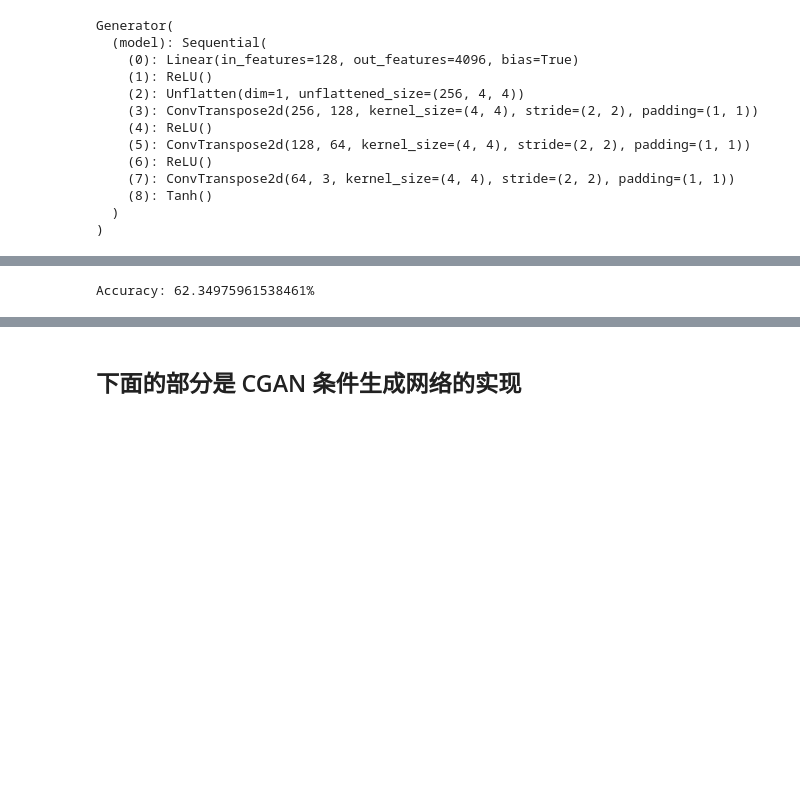
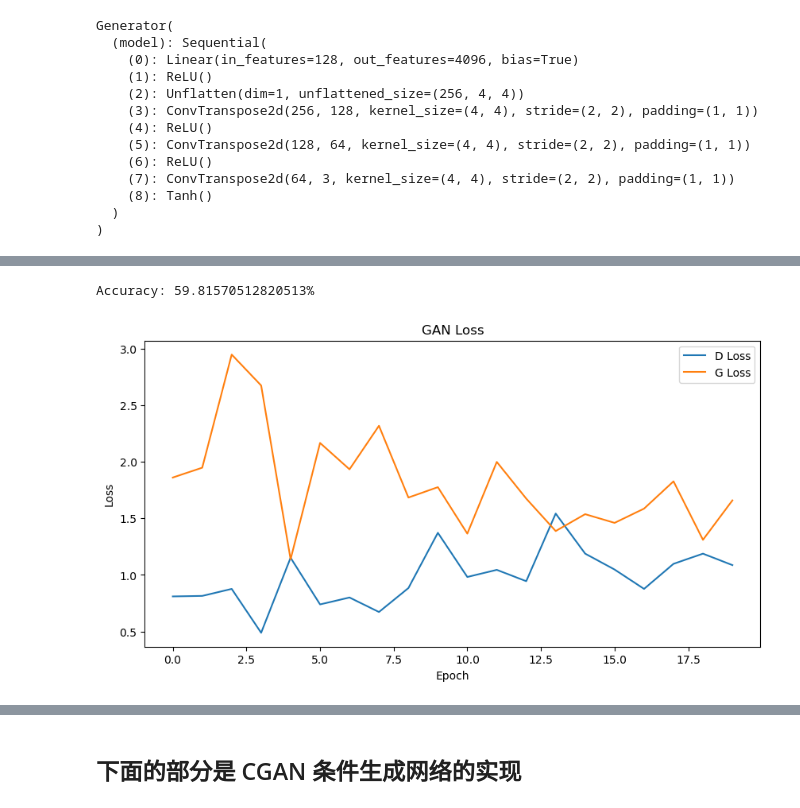
Before and after one commit to Albresky/Advanced-Machine-Learning, a Jupyter notebook: exper_a3/Assignment_A3_GAN.ipynb, the cells around one changed output, grey strips where cells are left out. Cells and saved outputs as stored; diff of their text form; code cells hidden in the pictures; blank space fills up the shorter version.

```diff
--- a/exper_a3/Assignment_A3_GAN.ipynb
+++ b/exper_a3/Assignment_A3_GAN.ipynb
@@ -154,16 +270,28 @@ Epoch 10, D Loss: 0.8559664487838745, G Loss: 2.600209951400757
 # %%
 correct = 0
 total = 0
 with torch.no_grad():
     for imgs, _ in test_loader:
         imgs = imgs.to(device)
         outputs = discriminator(imgs)
         predicted = (outputs > 0.5).float()
         total += imgs.size(0)
         correct += (predicted == torch.ones_like(predicted, device=device)).sum().item()
 print(f"Accuracy: {100 * correct / total}%")
+
+# plot loss (_d_loss, _g_loss)
+plt.figure(figsize=(10, 5))
+plt.title('GAN Loss')
+plt.plot(_d_loss, label='D Loss')
+plt.plot(_g_loss, label='G Loss')
+plt.xlabel('Epoch')
+plt.ylabel('Loss')
+plt.legend()
+plt.savefig('./images/GAN_loss.png')
+plt.show()
 # %% [output]
-Accuracy: 62.34975961538461%
+Accuracy: 59.81570512820513%
+[figure, added]
 # %%
 # 保存生成图像 （GAN）
 with torch.no_grad():
```
Also changed, not shown: parts of 10 cells of this notebook, 7 other files.
